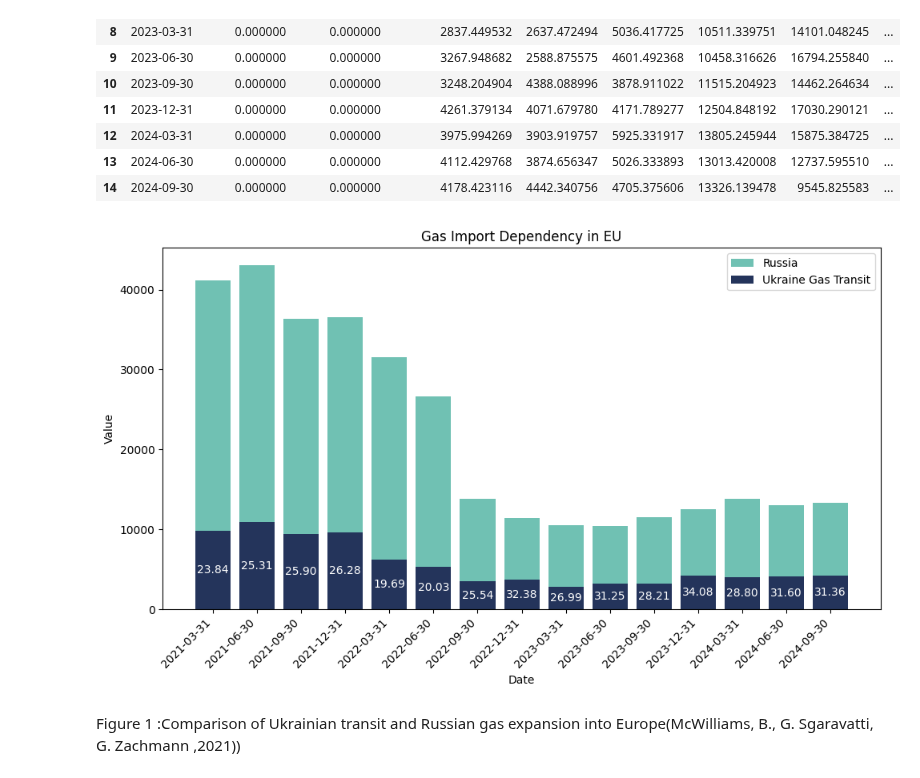
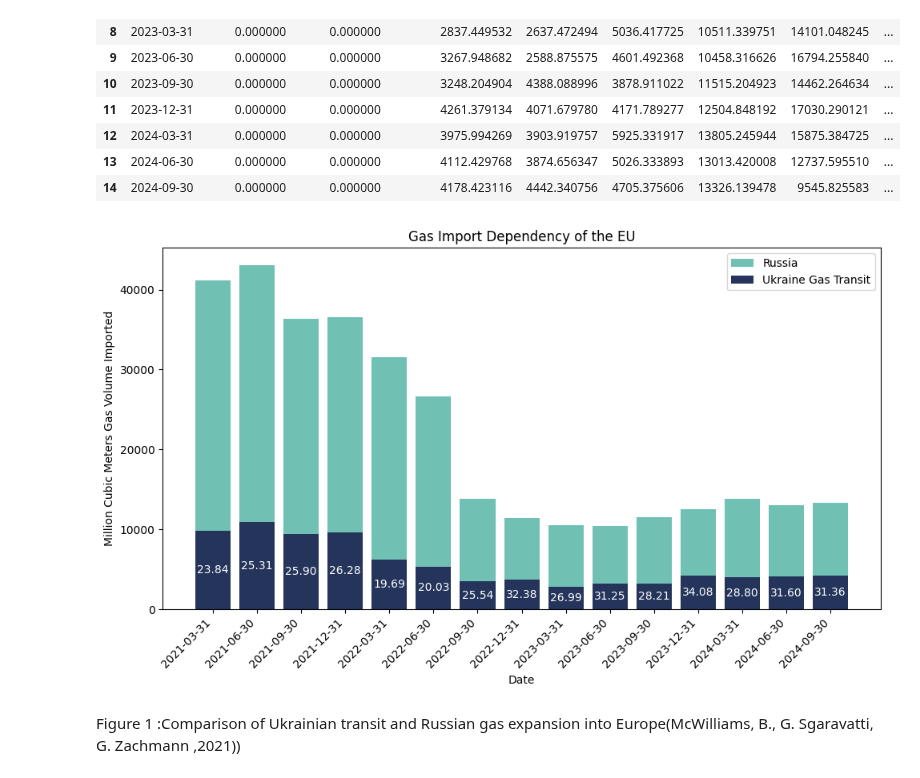
Before and after one commit to Anson422/Anson-Eva-Valerie, a Jupyter notebook: Stacked Bar Chart/EU_import_RUvsU_gas.ipynb, the cells around one changed output. Drawn from its saved outputs; the diff is of its cells as text; code cells hidden in the pictures.

```diff
--- a/Stacked Bar Chart/EU_import_RUvsU_gas.ipynb
+++ b/Stacked Bar Chart/EU_import_RUvsU_gas.ipynb
@@ -50,30 +50,30 @@ df
 # %%
 df['dates'] = pd.to_datetime(df['dates']).dt.strftime('%Y-%m-%d')
 
 # set size,style
 plt.figure(figsize=(10, 6))
 
 # draw bar chart
 plt.bar(df['dates'], df['Russia'], color='#70C1B3',label='Russia')
 plt.bar(df['dates'], df['Ukraine Gas Transit'], color='#24345B',label='Ukraine Gas Transit')
 df['Proportion'] = (df['Ukraine Gas Transit'] / df['Russia'])*100
 # add titles
 plt.xlabel('Date')
-plt.ylabel('Value')
-plt.title('Gas Import Dependency in EU')
+plt.ylabel('Million Cubic Meters Gas Volume Imported')
+plt.title('Gas Import Dependency of the EU')
 plt.legend()
 
 # 45 degree rotate for nice to read
 plt.xticks(rotation=45, ha='right')
 
 for i, row in df.iterrows():
     plt.text(i, row['Ukraine Gas Transit'] / 2, f"{row['Proportion']:.2f}", ha='center', va='center', color='white')
 
 
 # show the chart
 plt.tight_layout()
 plt.show()
 # %% [output]
-[figure, old version]
+[figure, new version]
 # %% [markdown]
 Figure 1 :Comparison of Ukrainian transit and Russian gas expansion into Europe(McWilliams, B., G. Sgaravatti, G. Zachmann ,2021))
```
Also changed, not shown: parts of 1 cell of this notebook.
